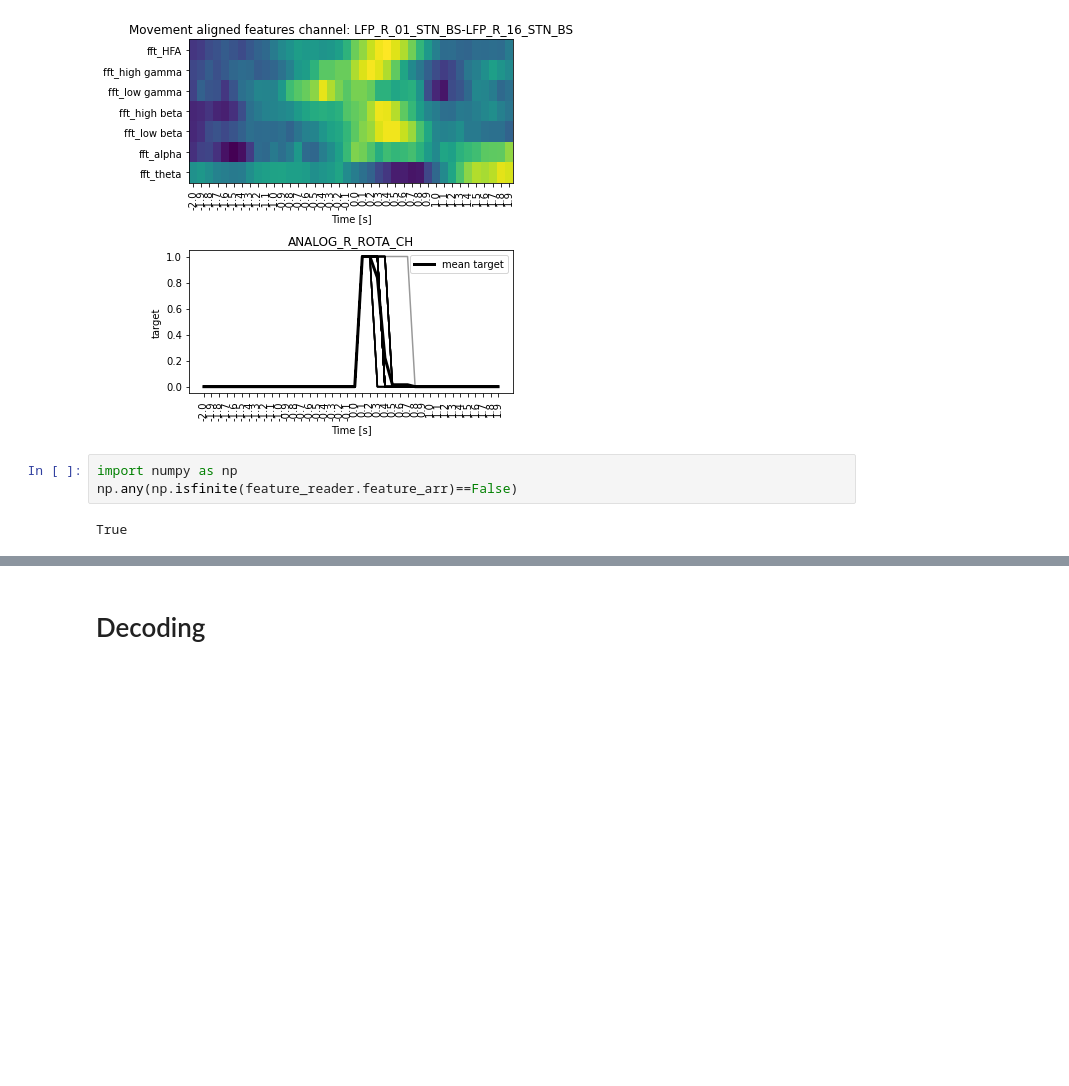
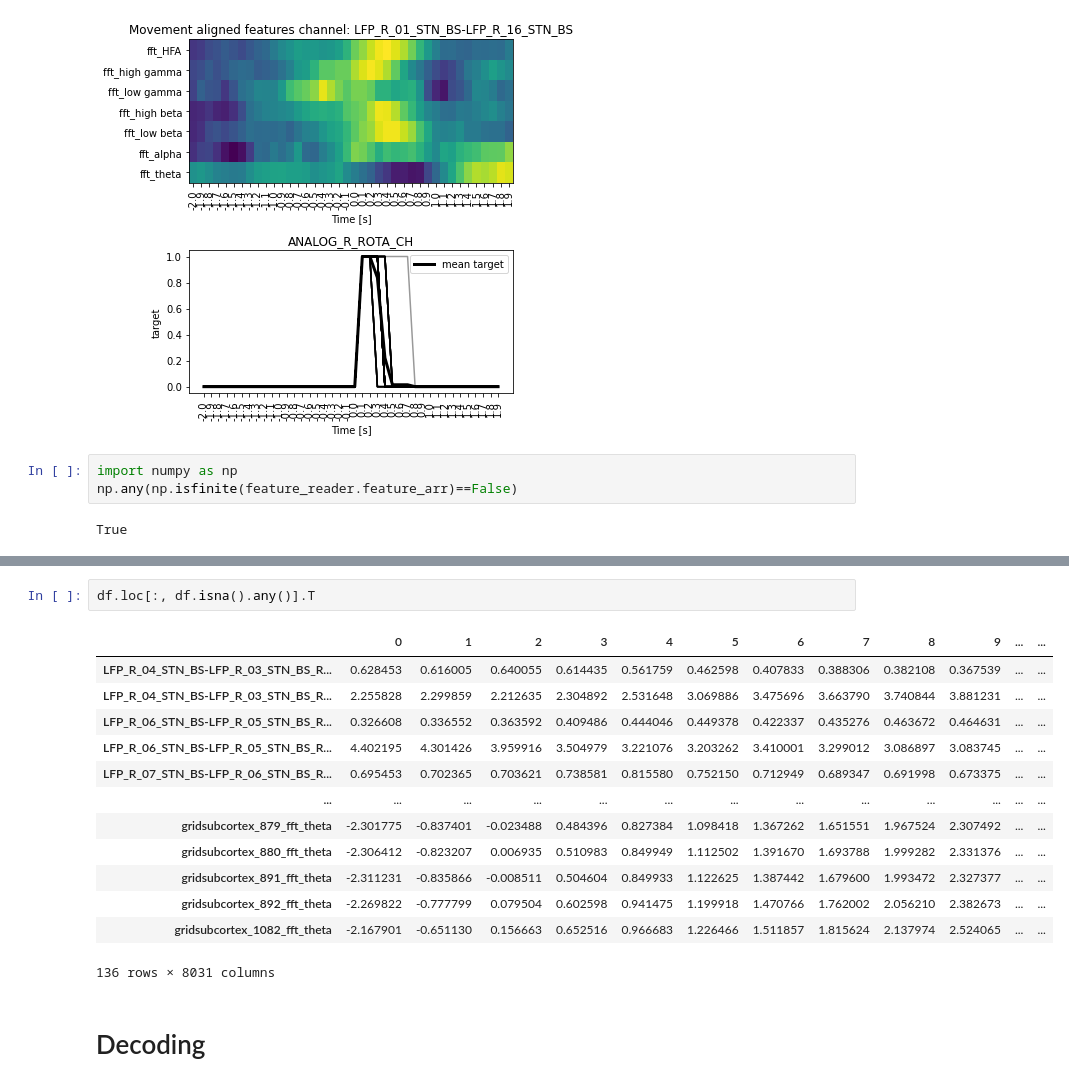
Before and after one commit to richardkoehler/py_neuromodulation, a Jupyter notebook: examples/example_decodingML.ipynb, the cells around one changed output, grey strips where cells are left out. Cells and saved outputs as stored; diff of their text form; blank space fills up the shorter version.

```diff
--- a/examples/example_decodingML.ipynb
+++ b/examples/example_decodingML.ipynb
@@ -139,3 +223,19 @@ True
+# %%
+df.loc[:, df.isna().any()].T
+# %% [output]
+|  | 0 | 1 | 2 | 3 | 4 | 5 | 6 | 7 | 8 | 9 | ... | ... |
+| LFP_R_04_STN_BS-LFP_R_03_STN_BS_R... | 0.628453 | 0.616005 | 0.640055 | 0.614435 | 0.561759 | 0.462598 | 0.407833 | 0.388306 | 0.382108 | 0.367539 | ... | ... |
+| LFP_R_04_STN_BS-LFP_R_03_STN_BS_R... | 2.255828 | 2.299859 | 2.212635 | 2.304892 | 2.531648 | 3.069886 | 3.475696 | 3.663790 | 3.740844 | 3.881231 | ... | ... |
+| LFP_R_06_STN_BS-LFP_R_05_STN_BS_R... | 0.326608 | 0.336552 | 0.363592 | 0.409486 | 0.444046 | 0.449378 | 0.422337 | 0.435276 | 0.463672 | 0.464631 | ... | ... |
+| LFP_R_06_STN_BS-LFP_R_05_STN_BS_R... | 4.402195 | 4.301426 | 3.959916 | 3.504979 | 3.221076 | 3.203262 | 3.410001 | 3.299012 | 3.086897 | 3.083745 | ... | ... |
+| LFP_R_07_STN_BS-LFP_R_06_STN_BS_R... | 0.695453 | 0.702365 | 0.703621 | 0.738581 | 0.815580 | 0.752150 | 0.712949 | 0.689347 | 0.691998 | 0.673375 | ... | ... |
+| ... | ... | ... | ... | ... | ... | ... | ... | ... | ... | ... | ... | ... |
+| gridsubcortex_879_fft_theta | -2.301775 | -0.837401 | -0.023488 | 0.484396 | 0.827384 | 1.098418 | 1.367262 | 1.651551 | 1.967524 | 2.307492 | ... | ... |
+| gridsubcortex_880_fft_theta | -2.306412 | -0.823207 | 0.006935 | 0.510983 | 0.849949 | 1.112502 | 1.391670 | 1.693788 | 1.999282 | 2.331376 | ... | ... |
+| gridsubcortex_891_fft_theta | -2.311231 | -0.835866 | -0.008511 | 0.504604 | 0.849933 | 1.122625 | 1.387442 | 1.679600 | 1.993472 | 2.327377 | ... | ... |
+| gridsubcortex_892_fft_theta | -2.269822 | -0.777799 | 0.079504 | 0.602598 | 0.941475 | 1.199918 | 1.470766 | 1.762002 | 2.056210 | 2.382673 | ... | ... |
+| gridsubcortex_1082_fft_theta | -2.167901 | -0.651130 | 0.156663 | 0.652516 | 0.966683 | 1.226466 | 1.511857 | 1.815624 | 2.137974 | 2.524065 | ... | ... |
+136 rows × 8031 columns
 # %% [markdown]
 # Decoding
 # %%
```
Also changed, not shown: parts of 12 cells of this notebook.
